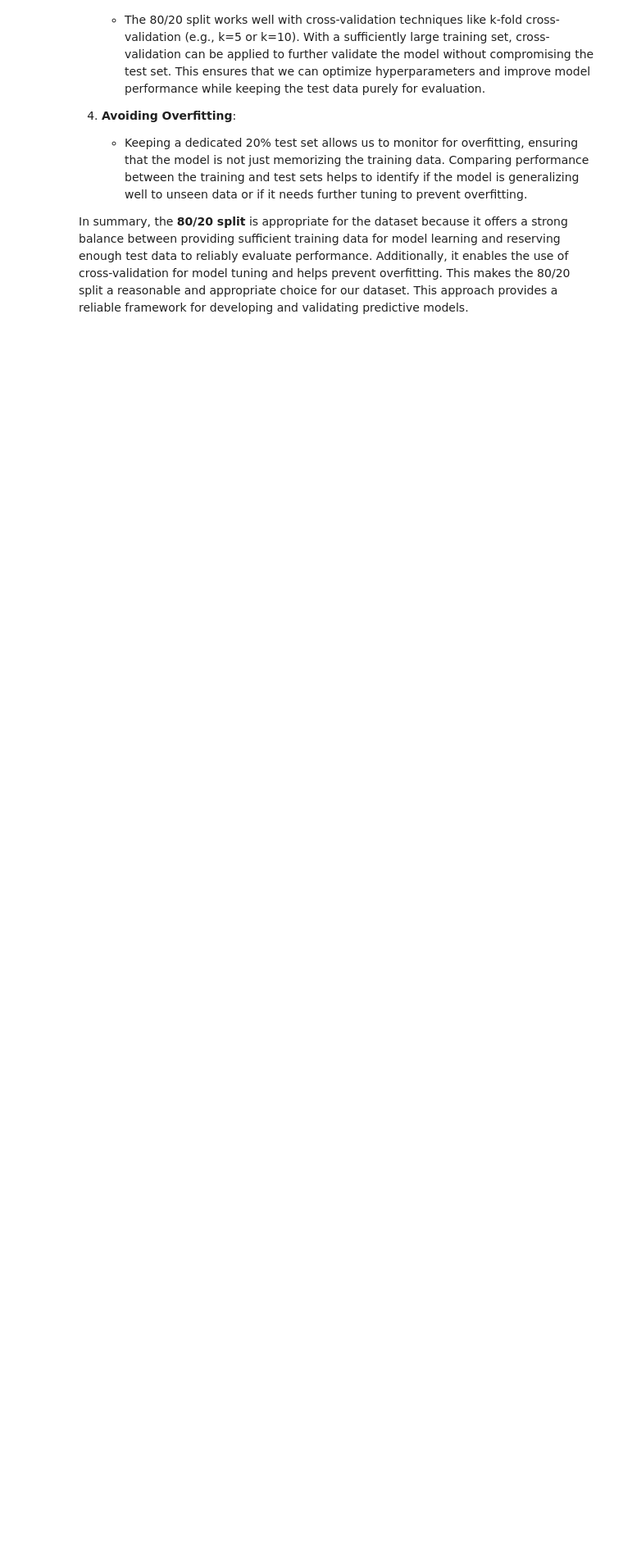
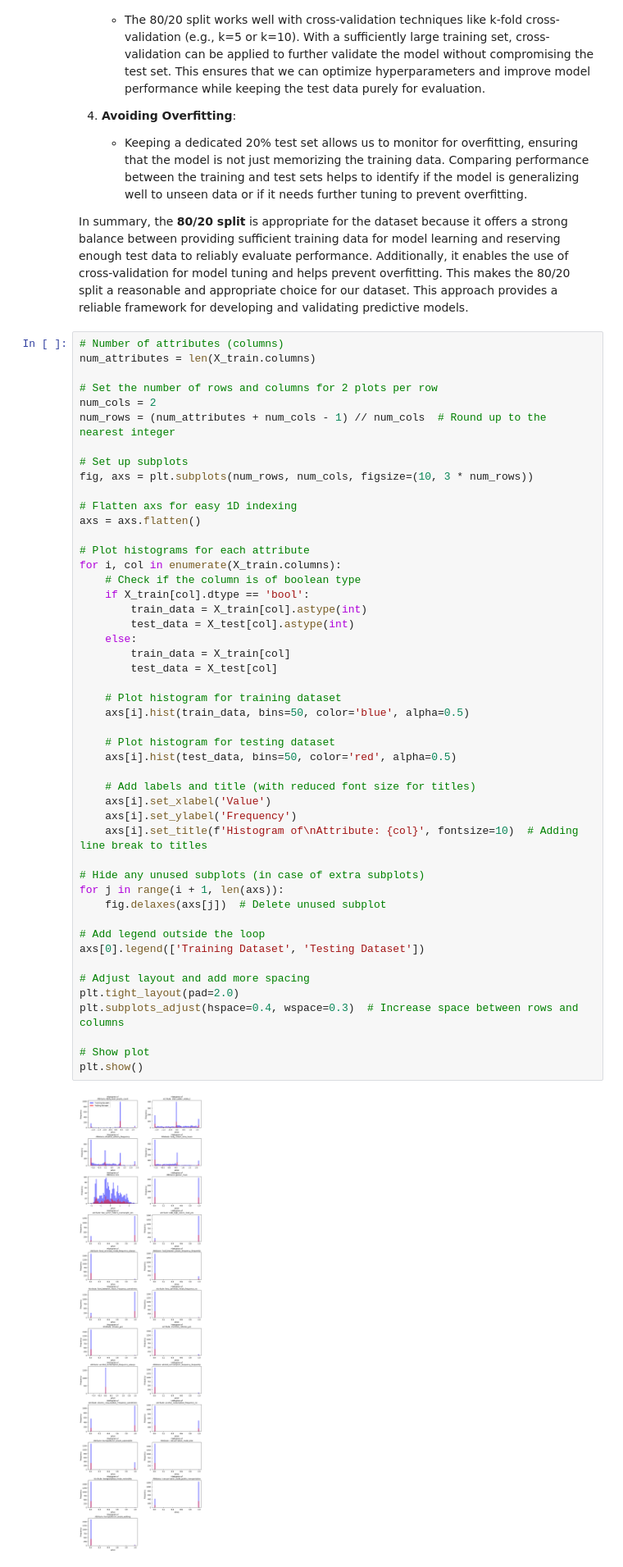
Before and after one commit to Juan-Carlos-D/ML-Team, a Jupyter notebook: Lab Three/Rough Drafts/Section 1/Section 1.ipynb, the cells around one changed output. Shown: that part at 82% size. Saved outputs shown, nothing was run; the diff lists cells and outputs as text; blank space fills up the shorter version.

Commit message:
section 1 distributions of testing/training data

```diff
--- a/Lab Three/Rough Drafts/Section 1/Section 1.ipynb
+++ b/Lab Three/Rough Drafts/Section 1/Section 1.ipynb
@@ -962,3 +962,53 @@ Average Accuracy from Cross-Validation: 0.9544622466778157
    - Keeping a dedicated 20% test set allows us to monitor for overfitting, ensuring that the model is not just memorizing the training data. Comparing performance between the training and test sets helps to identify if the model is generalizing well to unseen data or if it needs further tuning to prevent overfitting.
 
 In summary, the **80/20 split** is appropriate for the dataset because it offers a strong balance between providing sufficient training data for model learning and reserving enough test data to reliably evaluate performance. Additionally, it enables the use of cross-validation for model tuning and helps prevent overfitting. This makes the 80/20 split a reasonable and appropriate choice for our dataset. This approach provides a reliable framework for developing and validating predictive models.
+# %%
+# Number of attributes (columns)
+num_attributes = len(X_train.columns)
+
+# Set the number of rows and columns for 2 plots per row
+num_cols = 2
+num_rows = (num_attributes + num_cols - 1) // num_cols  # Round up to the nearest integer
+
+# Set up subplots
+fig, axs = plt.subplots(num_rows, num_cols, figsize=(10, 3 * num_rows))
+
+# Flatten axs for easy 1D indexing
+axs = axs.flatten()
+
+# Plot histograms for each attribute
+for i, col in enumerate(X_train.columns):
+    # Check if the column is of boolean type
+    if X_train[col].dtype == 'bool':
+        train_data = X_train[col].astype(int)
+        test_data = X_test[col].astype(int)
+    else:
+        train_data = X_train[col]
+        test_data = X_test[col]
+
+    # Plot histogram for training dataset
+    axs[i].hist(train_data, bins=50, color='blue', alpha=0.5)
+
+    # Plot histogram for testing dataset
+    axs[i].hist(test_data, bins=50, color='red', alpha=0.5)
+
+    # Add labels and title (with reduced font size for titles)
+    axs[i].set_xlabel('Value')
+    axs[i].set_ylabel('Frequency')
+    axs[i].set_title(f'Histogram of\nAttribute: {col}', fontsize=10)  # Adding line break to titles
+
+# Hide any unused subplots (in case of extra subplots)
+for j in range(i + 1, len(axs)):
+    fig.delaxes(axs[j])  # Delete unused subplot
+
+# Add legend outside the loop
+axs[0].legend(['Training Dataset', 'Testing Dataset'])
+
+# Adjust layout and add more spacing
+plt.tight_layout(pad=2.0)
+plt.subplots_adjust(hspace=0.4, wspace=0.3)  # Increase space between rows and columns
+
+# Show plot
+plt.show()
+# %% [output]
+[figure, added]
```
Also changed, not shown: parts of 2 cells of this notebook.
